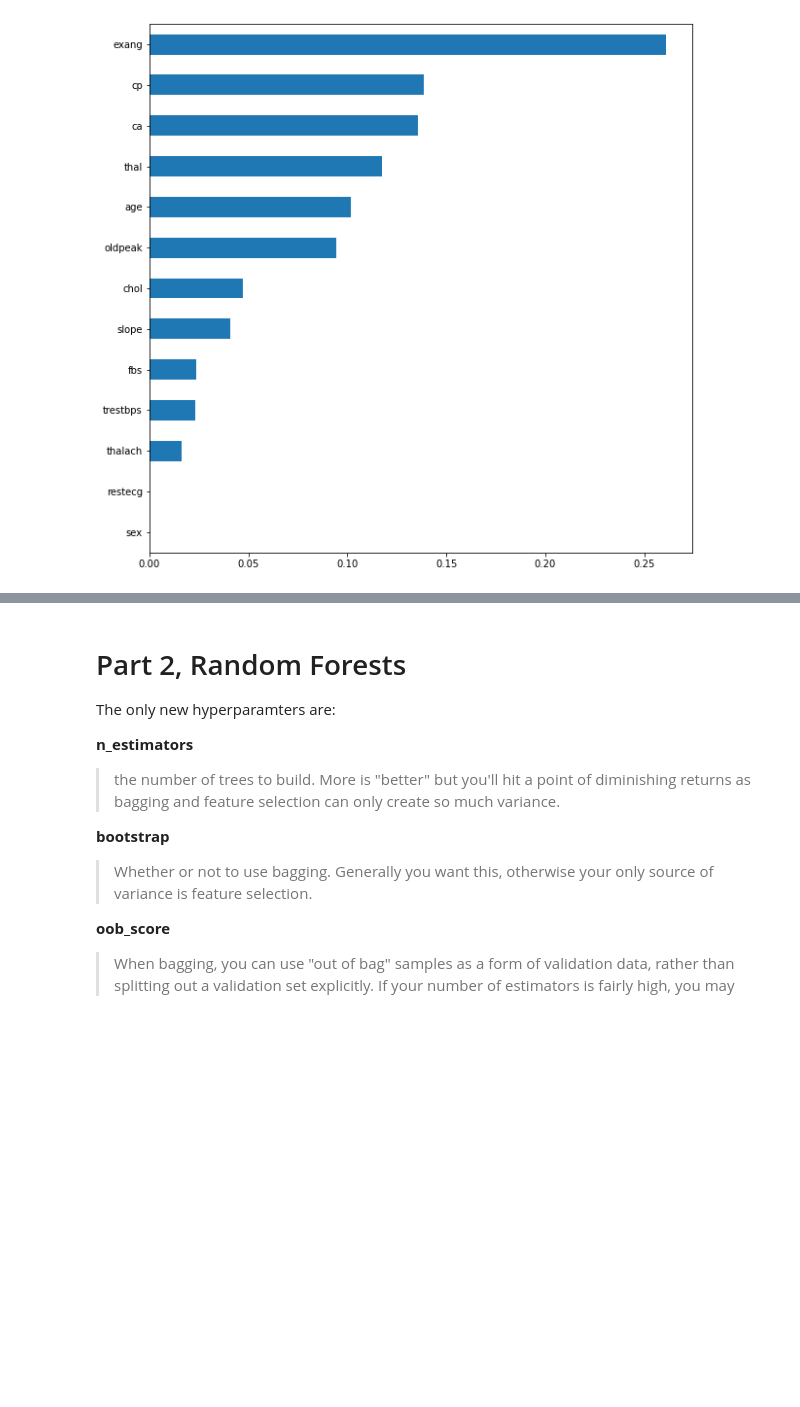
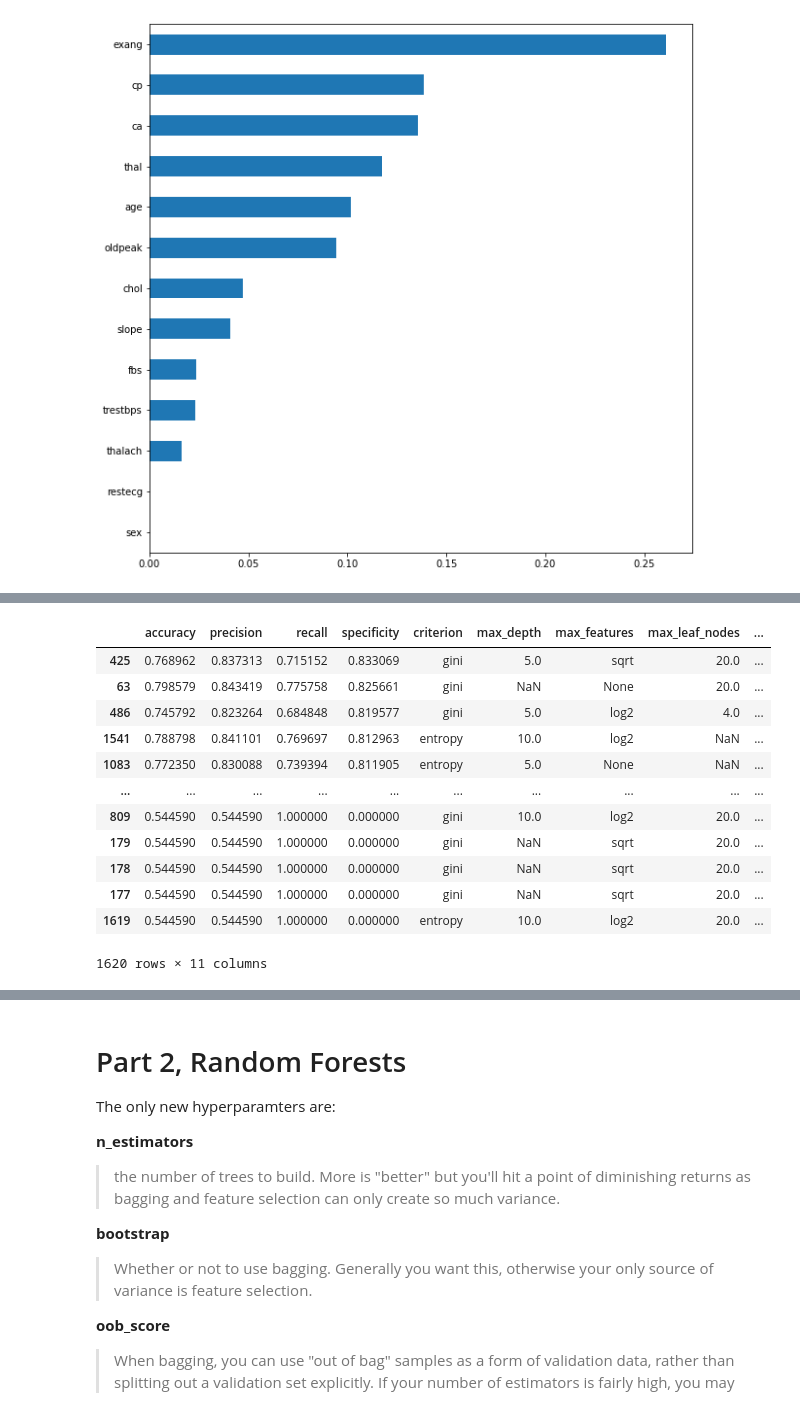
Before and after one commit to Tebs-Lab/data-science-three-day-workshop, a Jupyter notebook: 03-decision-trees-rf-gradient-boosting/03s-exercise-solution.ipynb, the cells around one changed output, grey strips where cells are left out. Cells and saved outputs as stored; diff of their text form; code cells hidden in the pictures; blank space fills up the shorter version.

```diff
--- a/03-decision-trees-rf-gradient-boosting/03s-exercise-solution.ipynb
+++ b/03-decision-trees-rf-gradient-boosting/03s-exercise-solution.ipynb
@@ -269,0 +286,16 @@ all_results
+# %%
+all_results.sort_values('specificity', ascending=False)
+# %% [output]
+|  | accuracy | precision | recall | specificity | criterion | max_depth | max_features | max_leaf_nodes | ... |
+| 425 | 0.768962 | 0.837313 | 0.715152 | 0.833069 | gini | 5.0 | sqrt | 20.0 | ... |
+| 63 | 0.798579 | 0.843419 | 0.775758 | 0.825661 | gini | NaN | None | 20.0 | ... |
+| 486 | 0.745792 | 0.823264 | 0.684848 | 0.819577 | gini | 5.0 | log2 | 4.0 | ... |
+| 1541 | 0.788798 | 0.841101 | 0.769697 | 0.812963 | entropy | 10.0 | log2 | NaN | ... |
+| 1083 | 0.772350 | 0.830088 | 0.739394 | 0.811905 | entropy | 5.0 | None | NaN | ... |
+| ... | ... | ... | ... | ... | ... | ... | ... | ... | ... |
+| 809 | 0.544590 | 0.544590 | 1.000000 | 0.000000 | gini | 10.0 | log2 | 20.0 | ... |
+| 179 | 0.544590 | 0.544590 | 1.000000 | 0.000000 | gini | NaN | sqrt | 20.0 | ... |
+| 178 | 0.544590 | 0.544590 | 1.000000 | 0.000000 | gini | NaN | sqrt | 20.0 | ... |
+| 177 | 0.544590 | 0.544590 | 1.000000 | 0.000000 | gini | NaN | sqrt | 20.0 | ... |
+| 1619 | 0.544590 | 0.544590 | 1.000000 | 0.000000 | entropy | 10.0 | log2 | 20.0 | ... |
+1620 rows × 11 columns
```
Also changed, not shown: parts of 5 cells of this notebook.
